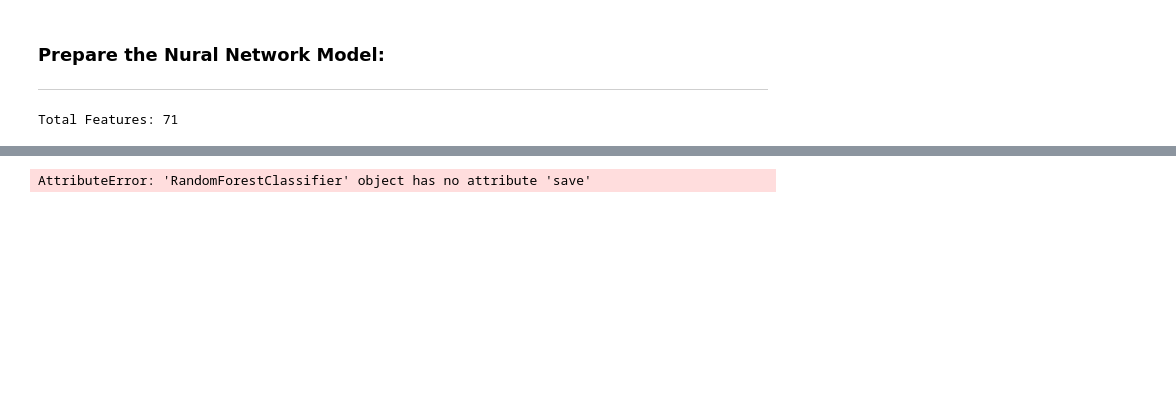
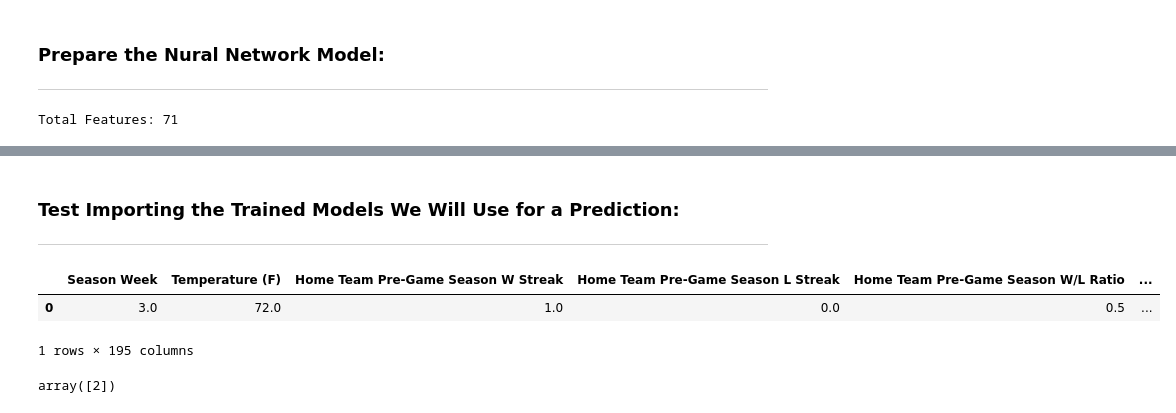
Before and after one commit to cwolf1424/Group_Project_4-NFL_Game_Outcome_Predictor, a Jupyter notebook: 04-Building_Model/Building_Model.ipynb, the cells around one changed output, grey strips where cells are left out. Cells and saved outputs as stored; diff of their text form; code cells hidden in the pictures; blank space fills up the shorter version.

```diff
--- a/04-Building_Model/Building_Model.ipynb
+++ b/04-Building_Model/Building_Model.ipynb
@@ -306,6 +383 @@ Loss: -6132.478515625, Accuracy: 0.581818163394928
 ---
-# %%
-# Export the Trained Model to ../04-Creating_Applicaton/Building_Model_Exports as a HDF5 file
-rf_model.save("/content/drive/MyDrive/Colab Notebooks/NFL_Random_Forest.HDF5")
-# %% [output]
-AttributeError: 'RandomForestClassifier' object has no attribute 'save'
@@ -311,0 +396,3 @@ AttributeError: 'RandomForestClassifier' object has no attribute 'save'
+# %% [markdown]
+### Test Importing the Trained Models We Will Use for a Prediction:
+---
@@ -311,0 +414,9 @@ AttributeError: 'RandomForestClassifier' object has no attribute 'save'
+# %%
+# Grab a Game to Use as an Example
+test_game = dummies_features_df[(dummies_features_df["Season Week"]==3.0)].head(1)
+
+test_game
+# %% [output]
+|  | Season Week | Temperature (F) | Home Team Pre-Game Season W Streak | Home Team Pre-Game Season L Streak | Home Team Pre-Game Season W/L Ratio | ... |
+| 0 | 3.0 | 72.0 | 1.0 | 0.0 | 0.5 | ... |
+1 rows × 195 columns
@@ -311,0 +432,5 @@ AttributeError: 'RandomForestClassifier' object has no attribute 'save'
+# %%
+# Get a Prediction Using Random Forest Model
+test_rf.predict(test_pca_features)
+# %% [output]
+array([2])
```
Also changed, not shown: parts of 27 cells of this notebook, 6 other files.
